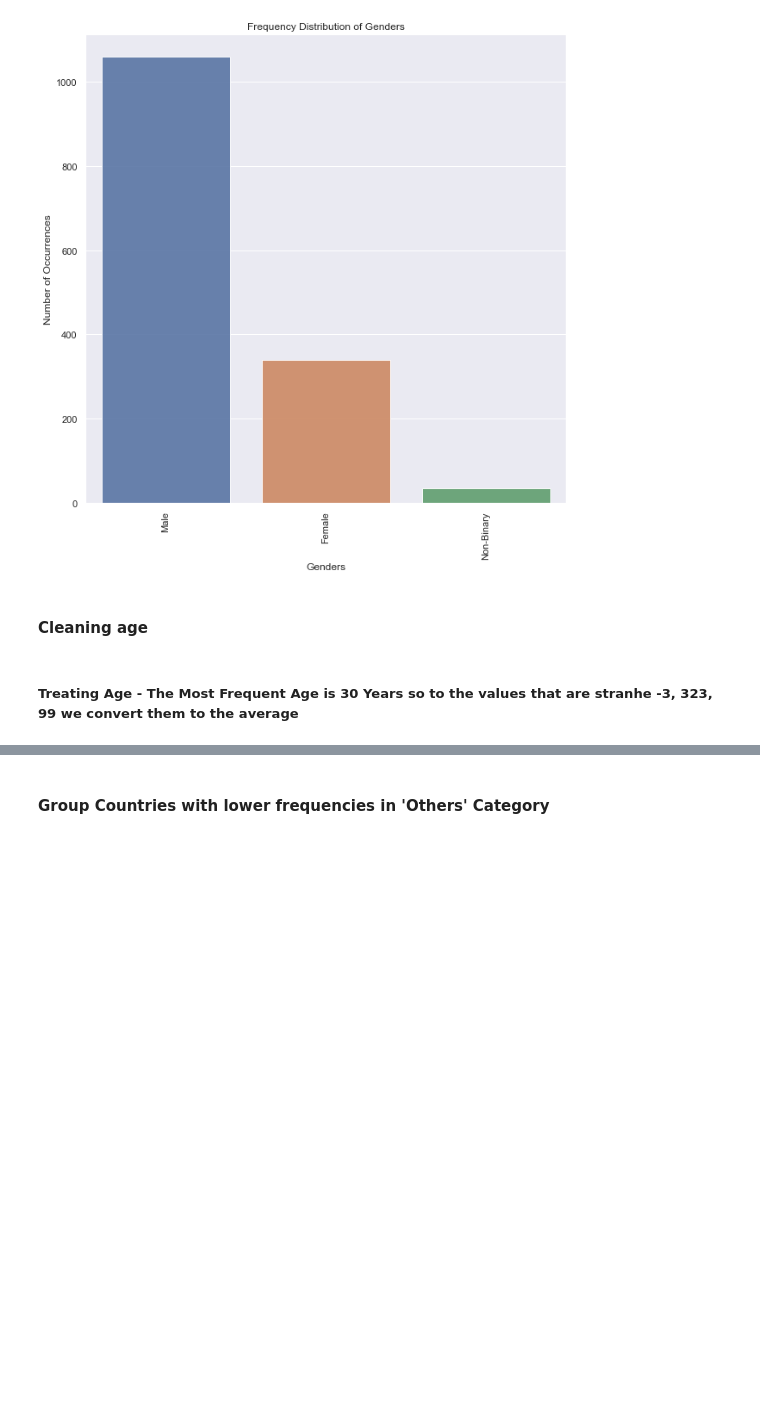
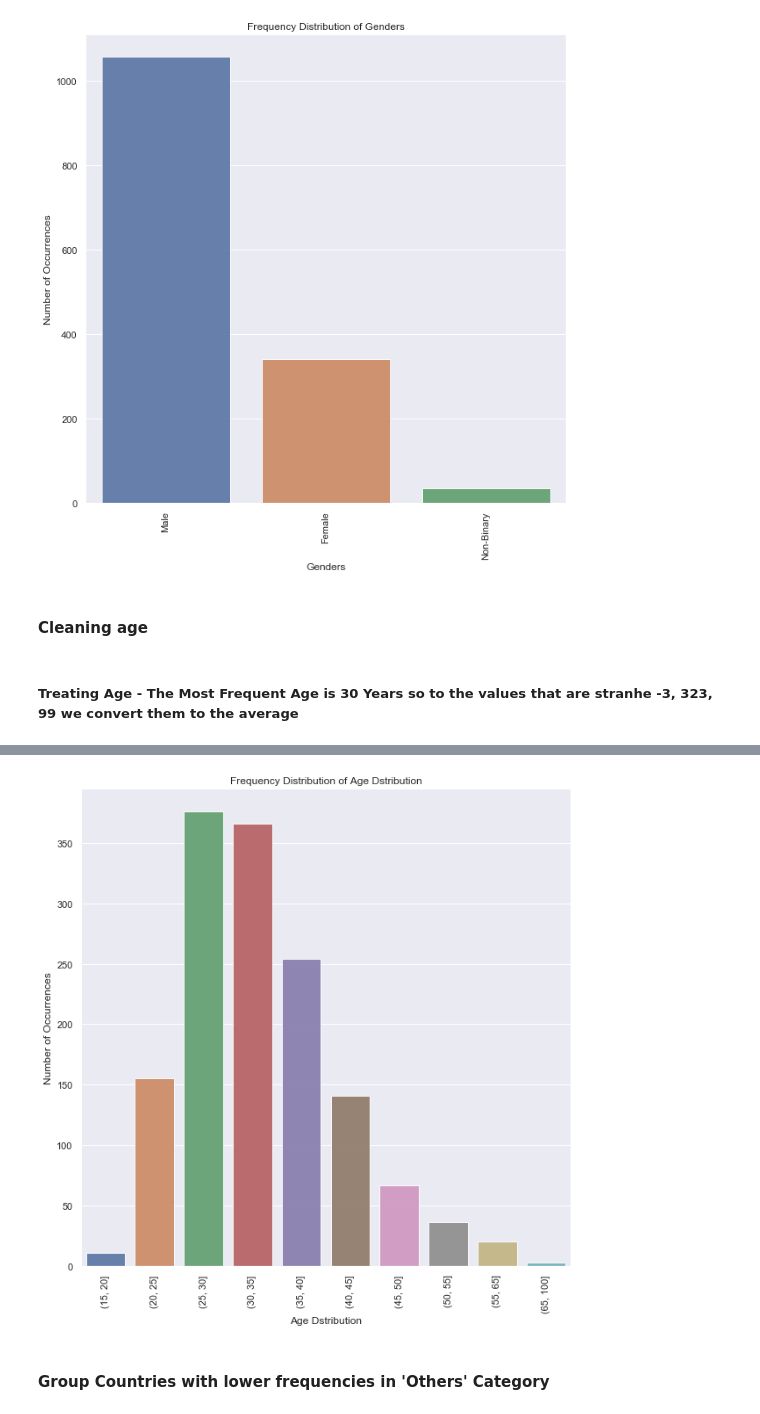
Before and after one commit to flaviacmr/Aprendizagem_Automatica, a Jupyter notebook: AA_201819_Project/AA_201819_Project/AA_201819_Project_FR2.ipynb, the cells around one changed output, grey strips where cells are left out. Saved outputs shown, nothing was run; the diff lists cells and outputs as text; code cells hidden in the pictures; blank space fills up the shorter version.

```diff
--- a/AA_201819_Project/AA_201819_Project/AA_201819_Project_FR2.ipynb
+++ b/AA_201819_Project/AA_201819_Project/AA_201819_Project_FR2.ipynb
@@ -577,3 +578,7 @@ plot_count('Age', 'Age Dstribution')
+# %%
+plot_count('Age_Bined', 'Age Dstribution')
+# %% [output]
+[figure, added]
 # %% [markdown]
 #### Group Countries with lower frequencies in 'Others' Category
 # %%
```
Also changed, not shown: parts of 82 cells of this notebook.
